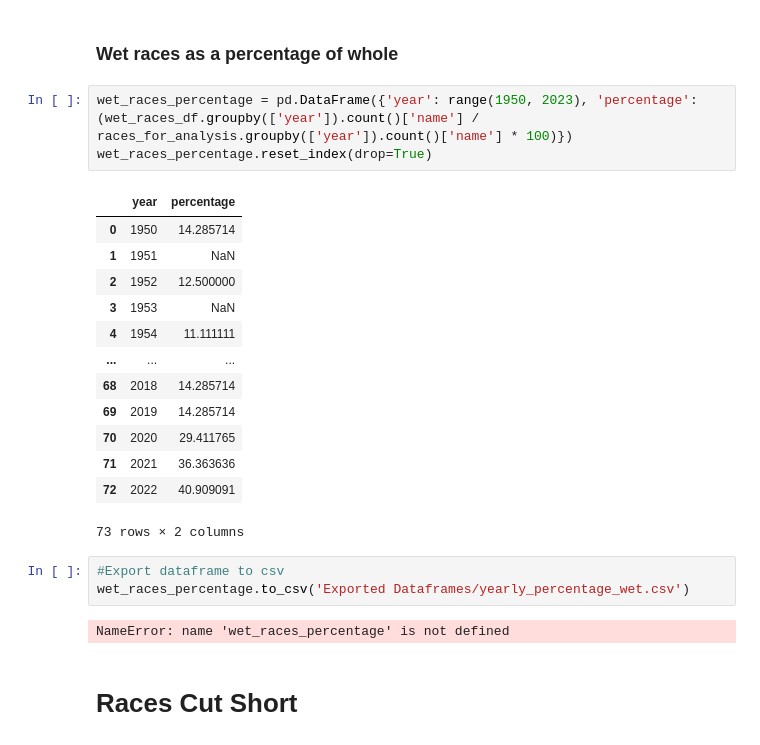
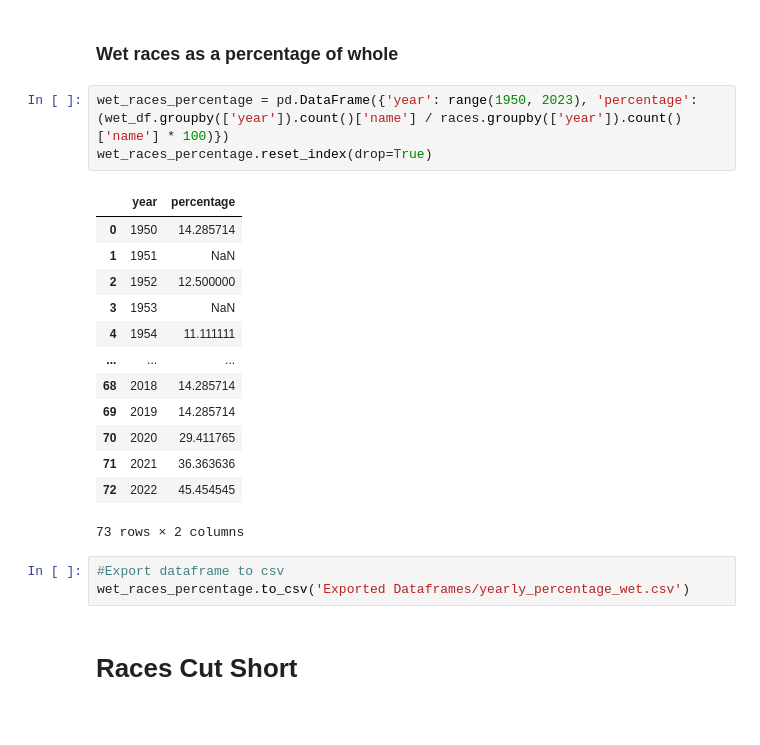
Before and after one commit to MitchellGleason/F1-Data-Analysis--Wet-Races, a Jupyter notebook: wet_races.ipynb, the cells around one changed output. Drawn from its saved outputs; the diff is of its cells as text.

```diff
--- a/wet_races.ipynb
+++ b/wet_races.ipynb
@@ -62,27 +62,25 @@ wet_df.to_csv('Exported Dataframes/wet_races.csv')
 # %% [markdown]
 ### Wet races as a percentage of whole
 # %%
-wet_races_percentage = pd.DataFrame({'year': range(1950, 2023), 'percentage': (wet_races_df.groupby(['year']).count()['name'] / races_for_analysis.groupby(['year']).count()['name'] * 100)})
+wet_races_percentage = pd.DataFrame({'year': range(1950, 2023), 'percentage': (wet_df.groupby(['year']).count()['name'] / races.groupby(['year']).count()['name'] * 100)})
 wet_races_percentage.reset_index(drop=True)
 # %% [output]
 |  | year | percentage |
 | 0 | 1950 | 14.285714 |
 | 1 | 1951 | NaN |
 | 2 | 1952 | 12.500000 |
 | 3 | 1953 | NaN |
 | 4 | 1954 | 11.111111 |
 | ... | ... | ... |
 | 68 | 2018 | 14.285714 |
 | 69 | 2019 | 14.285714 |
 | 70 | 2020 | 29.411765 |
 | 71 | 2021 | 36.363636 |
-| 72 | 2022 | 40.909091 |
+| 72 | 2022 | 45.454545 |
 73 rows × 2 columns
 # %%
 #Export dataframe to csv
 wet_races_percentage.to_csv('Exported Dataframes/yearly_percentage_wet.csv')
-# %% [output]
-NameError: name 'wet_races_percentage' is not defined
 # %% [markdown]
 # Races Cut Short
 # %%
```
Also changed, not shown: parts of 4 cells of this notebook.
